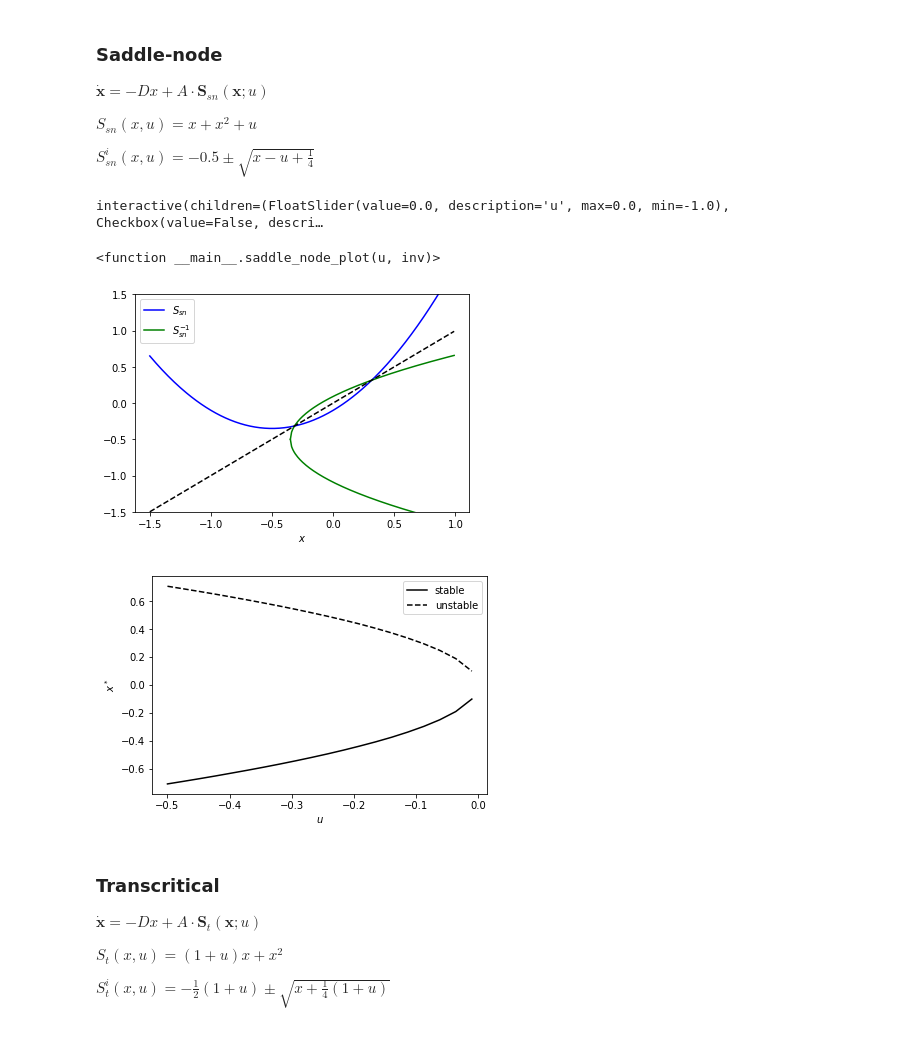
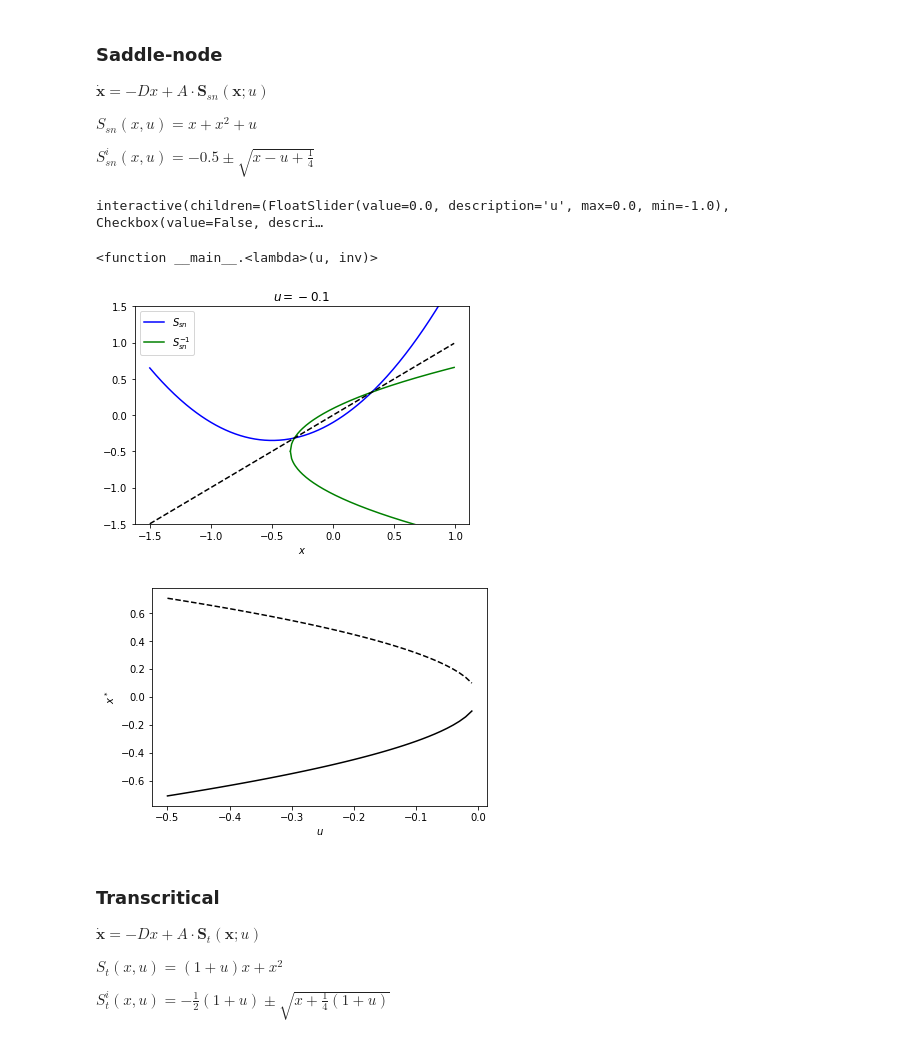
Before and after one commit to hkumar6/thesis-notebooks, a Jupyter notebook: normal_forms_consensus.ipynb, the cells around one changed output. Cells and saved outputs as stored; diff of their text form; code cells hidden in the pictures.

```diff
--- a/normal_forms_consensus.ipynb
+++ b/normal_forms_consensus.ipynb
@@ -44,7 +57,7 @@ s_sn = lambda x,u: x + np.square(x) + u
 s_sn_inv_p = lambda x,u: -0.5 + np.sqrt(np.abs(x-u+0.25))
 s_sn_inv_n = lambda x,u: -0.5 - np.sqrt(np.abs(x-u+0.25))
 
-def saddle_node_plot(u, inv):
+def saddle_node_plot(u, inv, tikz=None):
     x_range = np.arange(-1.5, 1, 0.01)
     x_range_i = np.arange(u-0.25, 1, 0.01)
     phi_sn = lambda x,u: x - s_sn(x,u)
@@ -54,19 +67,24 @@ def saddle_node_plot(u, inv):
         plt.plot(x_range_i, s_sn_inv_n(x_range_i, u), linestyle='-', color="green", label=r'$S_{sn}^{-1}$')
     plt.plot(x_range, x_range, linestyle='--', color='black')
     plt.xlabel(r'$x$')
+    plt.title(r"$u="+str(u)+"$")
     plt.ylim(-1.5, 1.5)
     plt.legend()
-    plt.show()
+    if not tikz is None:
+        mplt2tikz.save(tikz+".tex")
+    else:
+        plt.show()
 # %%
 u_widget = widgets.FloatSlider(min=-1.0, max=0.0, step=0.1)
 inv_widget = widgets.Checkbox(value=False, description="Show inverse", disabled=False)
+sn_fn = lambda u, inv: saddle_node_plot(u, inv)
 
-interact(saddle_node_plot, u=u_widget, inv=inv_widget)
+interact(sn_fn, u=u_widget, inv=inv_widget, tikz=None)
 # %% [output]
 interactive(children=(FloatSlider(value=0.0, description='u', max=0.0, min=-1.0), Checkbox(value=False, descri…
-<function __main__.saddle_node_plot(u, inv)>
+<function __main__.<lambda>(u, inv)>
 # %%
-saddle_node_plot(-0.1, True)
+saddle_node_plot(-0.1, True, "sc_fold")
 # %% [output]
-[figure, old version]
+[figure, new version]
 # %%
@@ -92,10 +110,9 @@ plt.plot(u_range, x_s[:,0], color="black", label="stable")
 plt.plot(u_range, x_us[:,0], color="black", linestyle='--', label="unstable")
 plt.xlabel(r'$u$')
 plt.ylabel(r'$x^*$')
-plt.legend()
-plt.show()
+mplt2tikz.save("bif_fold.tex")
 # %% [output]
-[figure, old version]
+[figure, new version]
 # %% [markdown]
 ### Transcritical
 
```
Also changed, not shown: parts of 23 cells of this notebook, 43 other files.
